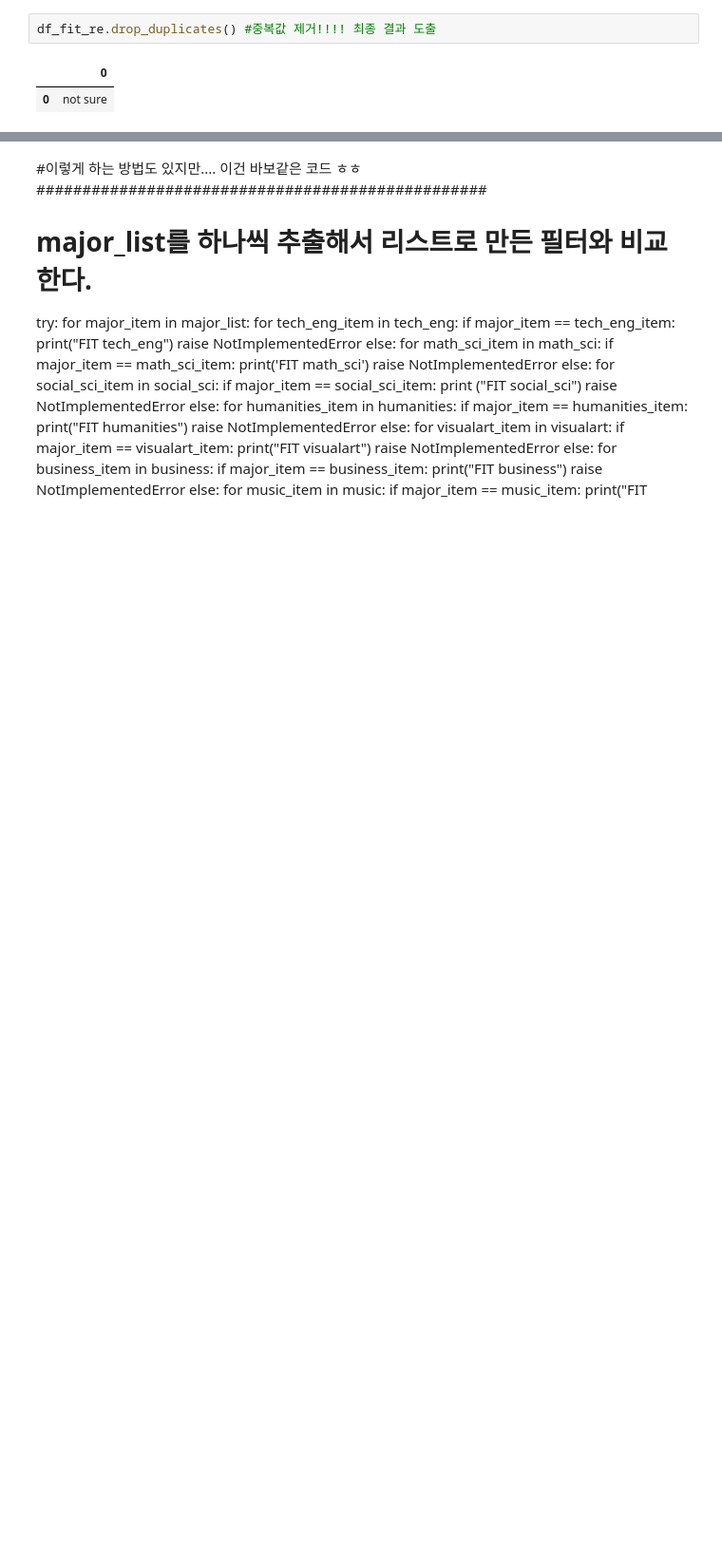
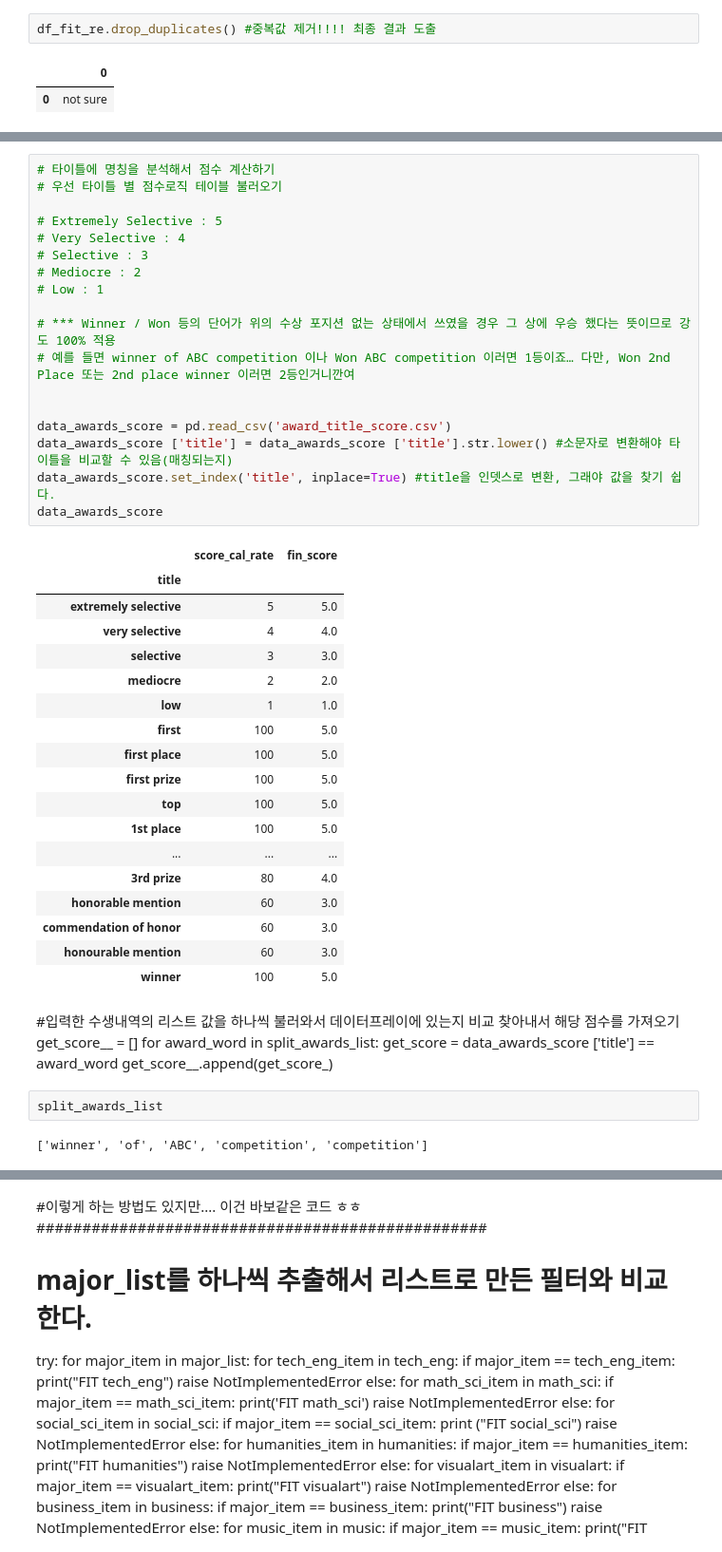
Before and after one commit to kwangilkimkenny/Story_Analysis, a Jupyter notebook: activity_analysis/major_fit.ipynb, the cells around one changed output, grey strips where cells are left out. Shown at 95% size. Saved outputs shown, nothing was run; the diff lists cells and outputs as text; blank space fills up the shorter version.

```diff
--- a/activity_analysis/major_fit.ipynb
+++ b/activity_analysis/major_fit.ipynb
@@ -562,0 +691,47 @@ df_fit_re.drop_duplicates() #중복값 제거!!!! 최종 결과 도출
+# %%
+# 타이틀에 명칭을 분석해서 점수 계산하기
+# 우선 타이틀 별 점수로직 테이블 불러오기
+
+# Extremely Selective : 5
+# Very Selective : 4
+# Selective : 3
+# Mediocre : 2
+# Low : 1
+
+# *** Winner / Won 등의 단어가 위의 수상 포지션 없는 상태에서 쓰였을 경우 그 상에 우승 했다는 뜻이므로 강도 100% 적용
+# 예를 들면 winner of ABC competition 이나 Won ABC competition 이러면 1등이죠… 다만, Won 2nd Place 또는 2nd place winner 이러면 2등인거니깐여
+
+
+data_awards_score = pd.read_csv('award_title_score.csv')
+data_awards_score ['title'] = data_awards_score ['title'].str.lower() #소문자로 변환해야 타이틀을 비교할 수 있음(매칭되는지)
+data_awards_score.set_index('title', inplace=True) #title을 인뎃스로 변환, 그래야 값을 찾기 쉽다.
+data_awards_score
+# %% [output]
+|  | score_cal_rate | fin_score |
+| title |  |  |
+| extremely selective | 5 | 5.0 |
+| very selective | 4 | 4.0 |
+| selective | 3 | 3.0 |
+| mediocre | 2 | 2.0 |
+| low | 1 | 1.0 |
+| first | 100 | 5.0 |
+| first place | 100 | 5.0 |
+| first prize | 100 | 5.0 |
+| top | 100 | 5.0 |
+| 1st place | 100 | 5.0 |
+| ... | ... | ... |
+| 3rd prize | 80 | 4.0 |
+| honorable mention | 60 | 3.0 |
+| commendation of honor | 60 | 3.0 |
+| honourable mention | 60 | 3.0 |
+| winner | 100 | 5.0 |
+# %% [markdown]
+#입력한 수생내역의 리스트 값을 하나씩 불러와서 데이터프레이에 있는지 비교 찾아내서 해당 점수를 가져오기
+get_score__ = []
+for award_word in split_awards_list:
+    get_score = data_awards_score ['title'] == award_word
+    get_score__.append(get_score_)
+# %%
+split_awards_list
+# %% [output]
+['winner', 'of', 'ABC', 'competition', 'competition']
```
Also changed, not shown: parts of 33 cells of this notebook, 2 other files.
